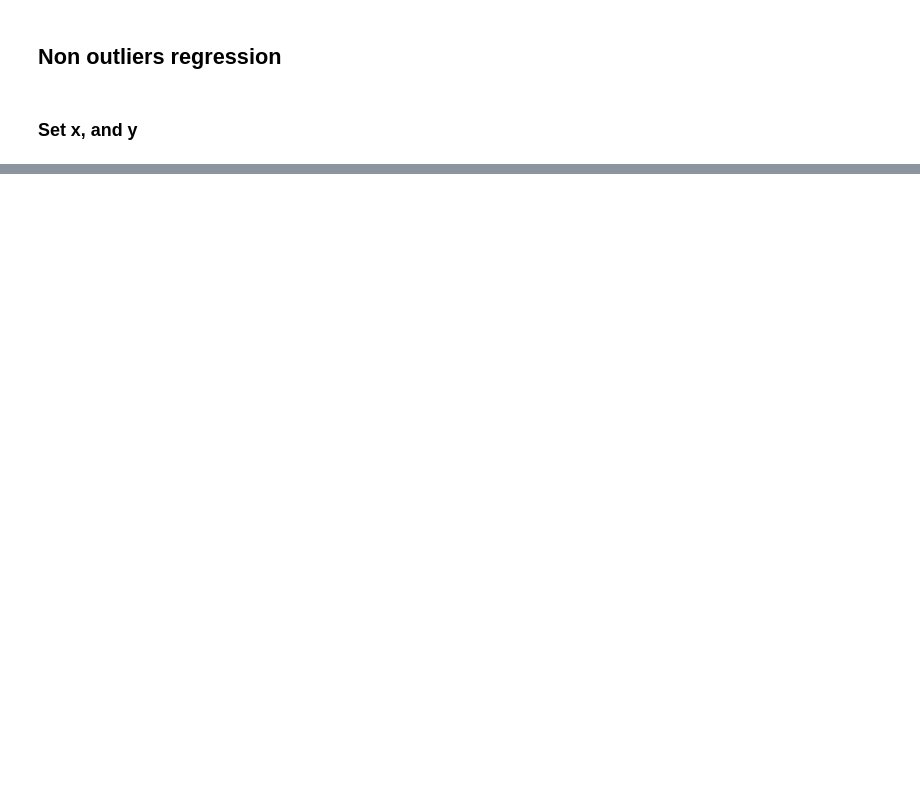
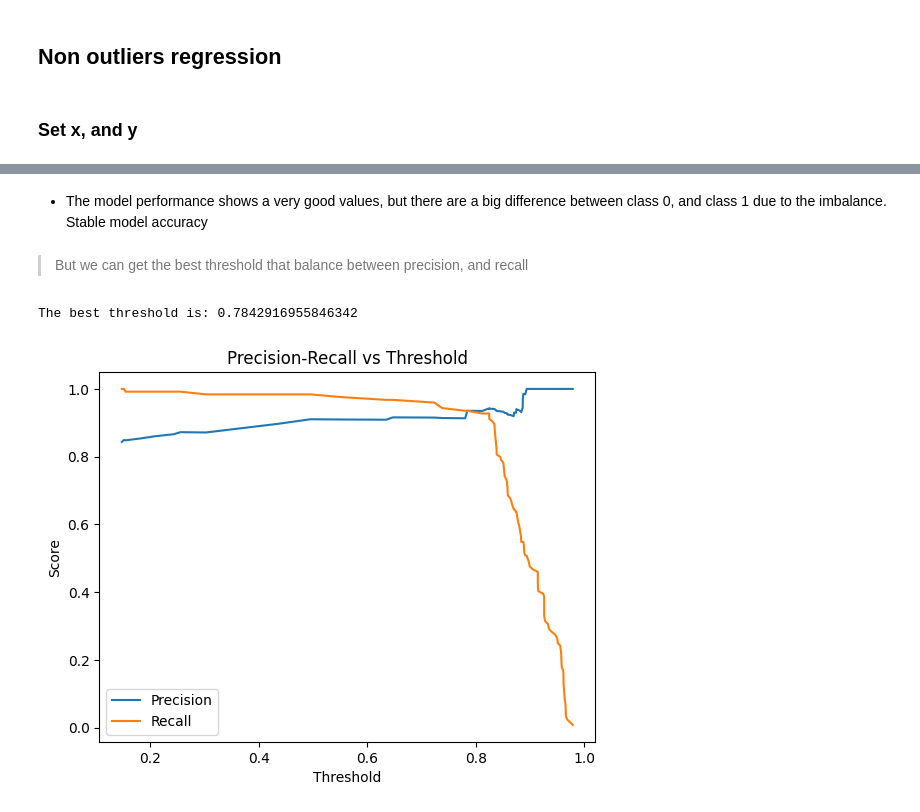
Before and after one commit to MinaAlberDS/Codveda-Internship, a Jupyter notebook: Level 2/Task 2/Logistic Regression.ipynb, the cells around one changed output, grey strips where cells are left out. Cells and saved outputs as stored; diff of their text form; code cells hidden in the pictures; blank space fills up the shorter version.

```diff
--- a/Level 2/Task 2/Logistic Regression.ipynb
+++ b/Level 2/Task 2/Logistic Regression.ipynb
@@ -155,0 +342,33 @@ has_full_facilities                 1.8521   0.6586   2.8121 0.0049   0.5612   3
+# %% [markdown]
+- The model performance shows a very good values, but there are a big difference between class 0, and class 1 due to the imbalance. Stable model accuracy
+# %% [markdown]
+> But we can get the best threshold that balance between precision, and recall
+# %%
+def precision_recall_graph(y_test, y_pred_prob):
+    """Plot the precision-recall curve.
+
+    Args:
+        y_test (array-like): True labels.
+        y_pred_prob (array-like): Predicted probabilities for the positive class.
+    """
+    precisions, recalls, thresholds = precision_recall_curve(y_test, y_pred_prob)
+    ### The interaction threshold
+    balance = np.abs(precisions - recalls)
+
+    best_threshold = thresholds[np.argmin(balance)]
+    print(f"The best threshold is: {best_threshold}")
+
+    sns.lineplot(x=thresholds, y=precisions[:-1], label='Precision')
+    sns.lineplot(x=thresholds, y=recalls[:-1], label='Recall')
+
+    plt.xlabel('Threshold')
+    plt.ylabel('Score')
+    plt.title('Precision-Recall vs Threshold')
+    plt.legend()
+    plt.show()
+    return best_threshold
+
+best_threshold = precision_recall_graph(y_test, y_pred_prob)
+# %% [output]
+The best threshold is: 0.7842916955846342
+[figure, added]
```
Also changed, not shown: parts of 40 cells of this notebook, 2 other files.
